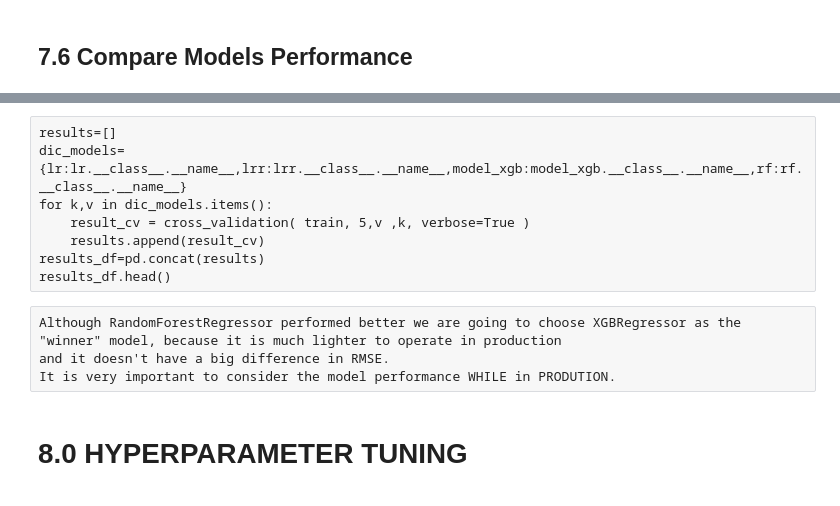
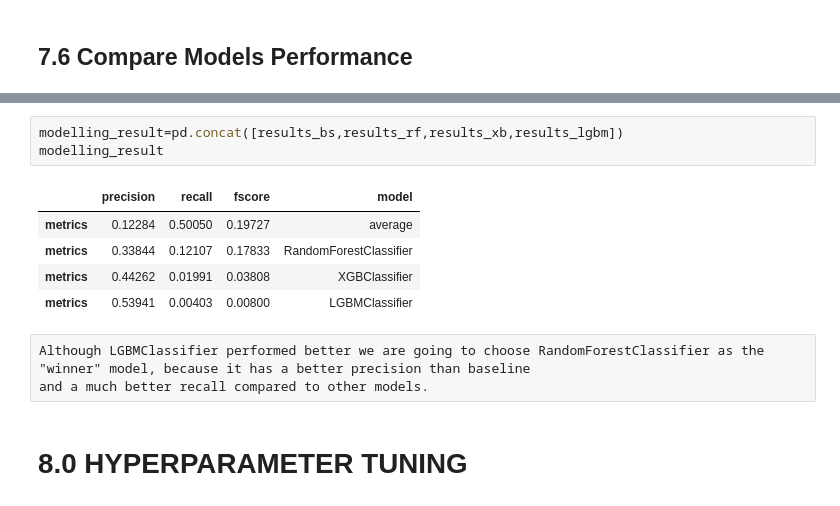
Before and after one commit to ViniciusKos/insurance_cross, a Jupyter notebook: insurance_cross_sell.ipynb, the cells around one changed output, grey strips where cells are left out. Drawn from its saved outputs; the diff is of its cells as text.

```diff
--- a/insurance_cross_sell.ipynb
+++ b/insurance_cross_sell.ipynb
@@ -989,14 +812,14 @@ def cross_validation( x_training, kfold, model_name, model, verbose=False ):
-# %% [raw]
-results=[]
-dic_models={lr:lr.__class__.__name__,lrr:lrr.__class__.__name__,model_xgb:model_xgb.__class__.__name__,rf:rf.__class__.__name__}
-for k,v in dic_models.items():
-    result_cv = cross_validation( train, 5,v ,k, verbose=True )
-    results.append(result_cv)
-results_df=pd.concat(results)
-results_df.head()
-# %% [raw]
-Although RandomForestRegressor performed better we are going to choose XGBRegressor as the "winner" model, because it is much lighter to operate in production
-and it doesn't have a big difference in RMSE.
-It is very important to consider the model performance WHILE in PRODUTION.
+# %%
+modelling_result=pd.concat([results_bs,results_rf,results_xb,results_lgbm])
+modelling_result
+# %% [output]
+|  | precision | recall | fscore | model |
+| metrics | 0.12284 | 0.50050 | 0.19727 | average |
+| metrics | 0.33844 | 0.12107 | 0.17833 | RandomForestClassifier |
+| metrics | 0.44262 | 0.01991 | 0.03808 | XGBClassifier |
+| metrics | 0.53941 | 0.00403 | 0.00800 | LGBMClassifier |
+# %% [raw]
+Although LGBMClassifier performed better we are going to choose RandomForestClassifier as the "winner" model, because it has a better precision than baseline
+and a much better recall compared to other models.
 # %% [markdown]
 # 8.0 HYPERPARAMETER TUNING
```
Also changed, not shown: parts of 61 cells of this notebook.
